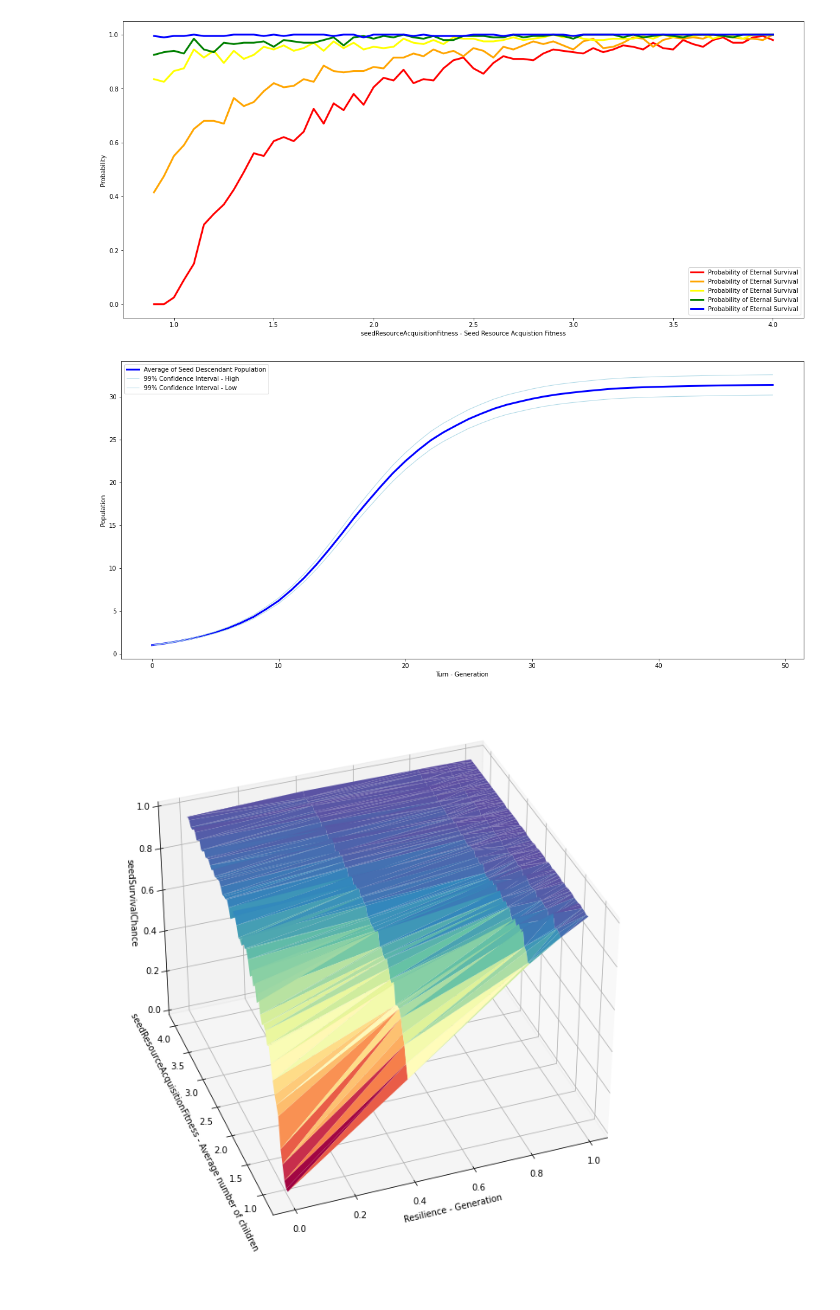
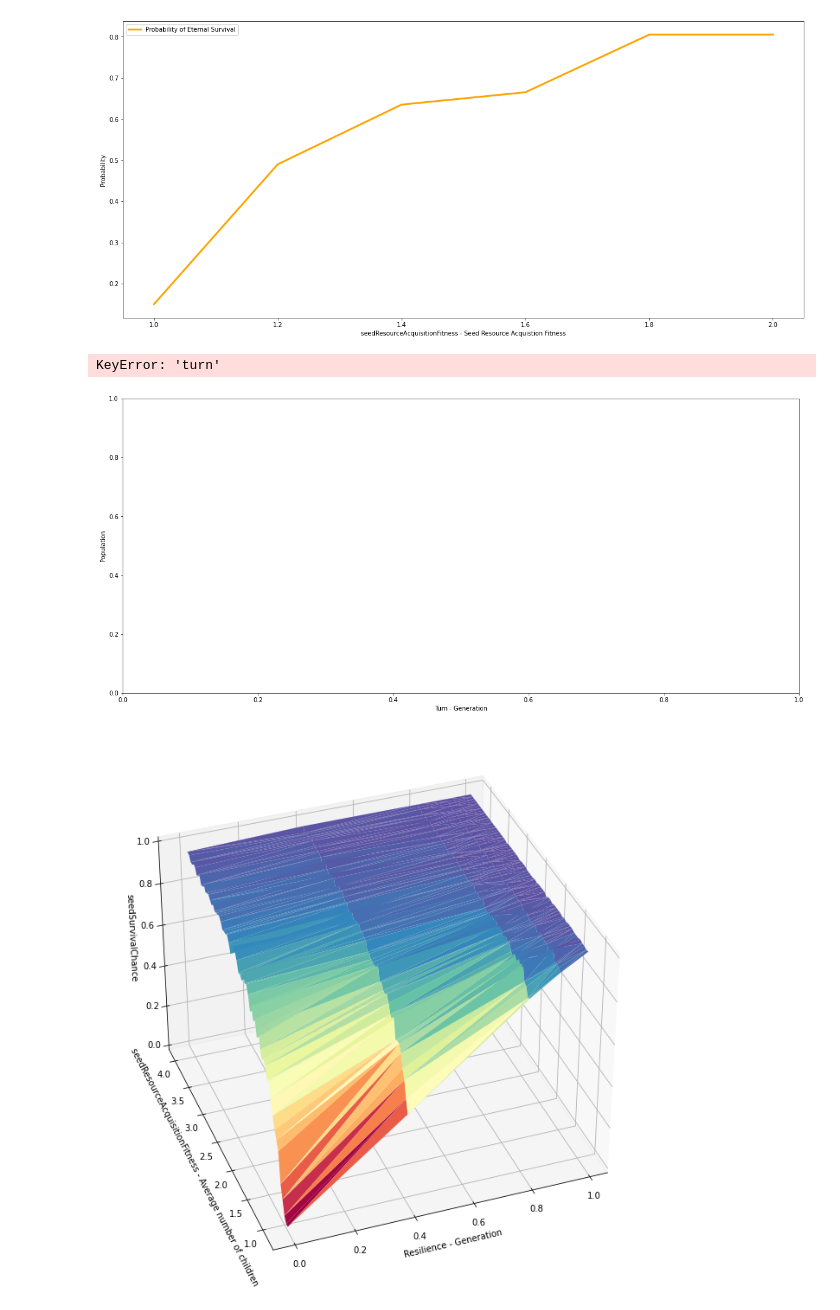
Before and after one commit to bekisz/alakka, a Jupyter notebook: src/main/python/ReplictorExperiment.ipynb, the cells around one changed output. Saved outputs shown, nothing was run; the diff lists cells and outputs as text; code cells hidden in the pictures.

```diff
--- a/src/main/python/ReplictorExperiment.ipynb
+++ b/src/main/python/ReplictorExperiment.ipynb
@@ -1,45 +1,51 @@
 # %%
 import matplotlib.pyplot as plt
 import numpy as np
 import pandas as pd
+import psycopg2 as pg
+import pandas.io.sql as psql
+connection = pg.connect("host=localhost dbname=replicator user=spark password=spark")
+df = psql.read_sql('SELECT * FROM seedsurvivalchancedf', connection)
 
-url="https://raw.githubusercontent.com/bekisz/alakka/master/output/Replicator_seedSurvivalChance.csv/part-00000-d0328156-909c-4570-9450-145790d2d19e-c000.csv"
-df=pd.read_csv(url, sep=',',header=0)
+#url="https://raw.githubusercontent.com/bekisz/alakka/master/output/Replicator_seedSurvivalChance.csv/part-00000-d0328156-909c-4570-9450-145790d2d19e-c000.csv"
+#df=pd.read_csv(url, sep=',',header=0)
 # df=pd.read_csv('/Users/szabolcsbeki/Documents/GitHub/alakka/output/GaltonWatson_seedSurvivalChance.csv/part-00000-13089a2a-5658-412f-af50-8f54a8d009b8-c000.csv', sep=',',header=0)
 
-df0= df.loc[df.resilience==0.0,:]
-df04= df.loc[df.resilience==0.4,:]
-df08= df.loc[df.resilience==0.8,:]
-df09= df.loc[df.resilience==0.9,:]
-df099= df.loc[df.resilience==0.99,:]
+#df0= df.loc[df.seedResilience==0.0,:]
+df05= df.loc[(df.seedResilience==0.5) & (df.seedMutationProbability==0.0),:]
+#df08= df.loc[df.seedResilience==0.8,:]
+#df09= df.loc[df.seedResilience==0.9,:]
+#df099= df.loc[df.seedResilience==0.99,:]
 
 fig = plt.figure(figsize=(20,10))
 fig.subplots_adjust(top=0.8)
 ax1 = fig.add_subplot(111)
 ax1.set_ylabel('Probability')
 ax1.set_xlabel('seedResourceAcquisitionFitness - Seed Resource Acquistion Fitness')
 #ax1.set_title('a sine wave')
 
-ax1.plot(df0['seedResourceAcquisitionFitness'], df0["seedSurvivalChance"], label='Probability of Eternal Survival', color='red', linewidth=3)
+#ax1.plot(df0['seedResourceAcquisitionFitness'], df0["seedSurvivalChance"], label='Probability of Eternal Survival', color='red', linewidth=3)
 #ax1.plot(df0['seedResourceAcquisitionFitness'], df0["seedSurvivalChance"]+df0['error'], label='99% Confidence Interval - High', color='coral', linewidth=1)
 #ax1.plot(df0['seedResourceAcquisitionFitness'], df0["seedSurvivalChance"]-df0['error'], label='99% Confidence Interval - Low', color='coral', linewidth=1)
 
-ax1.plot(df04['seedResourceAcquisitionFitness'], df04["seedSurvivalChance"], label='Probability of Eternal Survival', color='orange', linewidth=3)
-ax1.plot(df08['seedResourceAcquisitionFitness'], df08["seedSurvivalChance"], label='Probability of Eternal Survival', color='yellow', linewidth=3)
-ax1.plot(df09['seedResourceAcquisitionFitness'], df09["seedSurvivalChance"], label='Probability of Eternal Survival', color='green', linewidth=3)
-ax1.plot(df099['seedResourceAcquisitionFitness'], df099["seedSurvivalChance"], label='Probability of Eternal Survival', color='blue', linewidth=3)
+ax1.plot(df05['seedResourceAcquisitionFitness'], df05["seedSurvivalChance"], label='Probability of Eternal Survival', color='orange', linewidth=3)
+#ax1.plot(df08['seedResourceAcquisitionFitness'], df08["seedSurvivalChance"], label='Probability of Eternal Survival', color='yellow', linewidth=3)
+#ax1.plot(df09['seedResourceAcquisitionFitness'], df09["seedSurvivalChance"], label='Probability of Eternal Survival', color='green', linewidth=3)
+#ax1.plot(df099['seedResourceAcquisitionFitness'], df099["seedSurvivalChance"], label='Probability of Eternal Survival', color='blue', linewidth=3)
 
 ax1.legend()
 plt.show()
 # %% [output]
-[figure, old version]
+[figure, new version]
 # %%
 import matplotlib.pyplot as plt
 import numpy as np
 import pandas as pd
 url="https://raw.githubusercontent.com/bekisz/alakka/master/output/GaltonWatson_seedSurvivalChanceByTurn.csv/part-00000-8000711b-d0c1-4df2-b975-e173775f2d14-c000.csv"
 
-dfPop=pd.read_csv(url)
+#dfPop=pd.read_csv(url)
+dfPop = psql.read_sql('SELECT * FROM seedpopulationbyturndf', connection)
+
 dfPop=dfPop[dfPop['seedResourceAcquisitionFitness'] == 1.2]
 
 fig = plt.figure(figsize=(20,10))
@@ -53,7 +59,8 @@ ax1.plot(dfPop['turn'], dfPop["seedPopulation"]-dfPop['error'], label='99% Confi
 ax1.legend()
 plt.show()
 # %% [output]
+KeyError: 'turn'
-[figure, old version]
+[figure, new version]
 # %%
 import matplotlib.pyplot as plt
 import numpy as np
```
Also changed, not shown: parts of 1 cell of this notebook, 36 other files.
